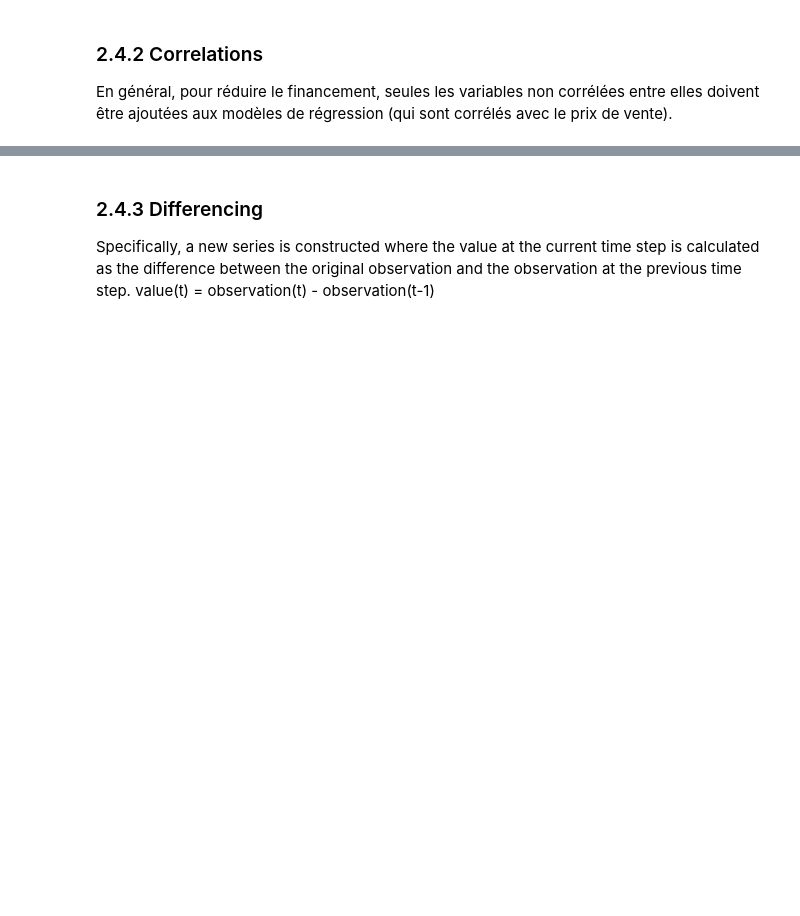
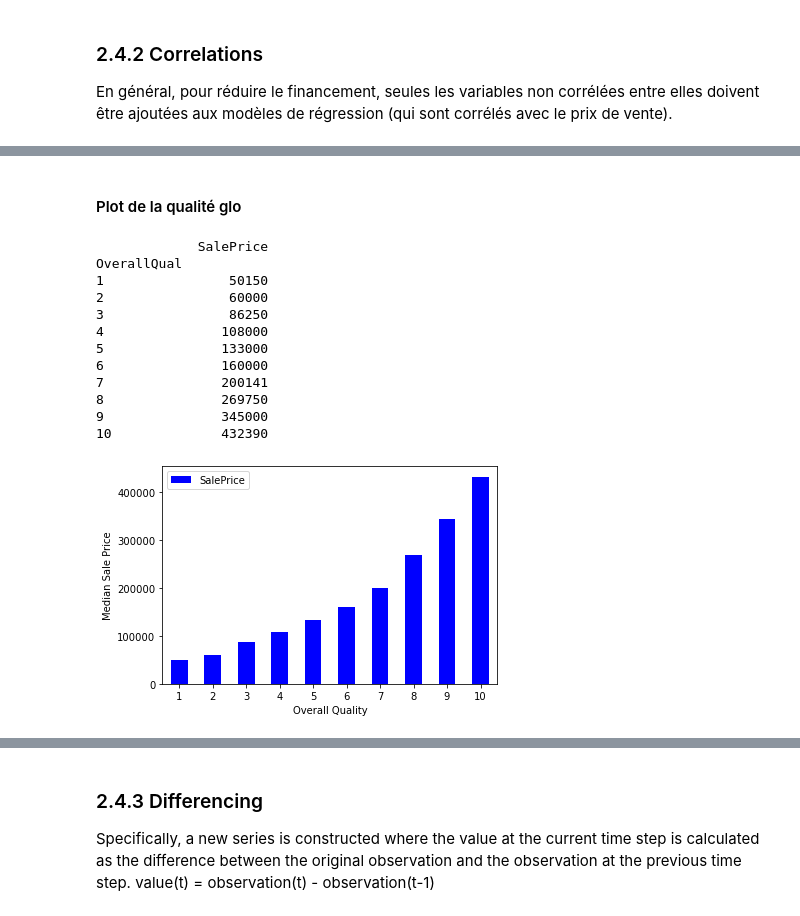
Before and after one commit to freya-git/LAVA, a Jupyter notebook: CRISP-DM_Template.ipynb, the cells around one changed output, grey strips where cells are left out. Saved outputs shown, nothing was run; the diff lists cells and outputs as text; code cells hidden in the pictures; blank space fills up the shorter version.

```diff
--- a/CRISP-DM_Template.ipynb
+++ b/CRISP-DM_Template.ipynb
@@ -534,0 +554,26 @@ spearman(train, features)
+# %% [markdown]
+#### Plot de la qualité glo
+# %%
+quality_pivot = train.pivot_table(index='OverallQual',values='SalePrice', aggfunc=np.median)
+
+print(quality_pivot)
+
+quality_pivot.plot(kind='bar', color='blue')
+plt.xlabel('Overall Quality')
+plt.ylabel('Median Sale Price')
+plt.xticks(rotation=0)
+plt.show()
+# %% [output]
+             SalePrice
+OverallQual
+1                50150
+2                60000
+3                86250
+4               108000
+5               133000
+6               160000
+7               200141
+8               269750
+9               345000
+10              432390
+[figure, added]
```
Also changed, not shown: parts of 16 cells of this notebook.
